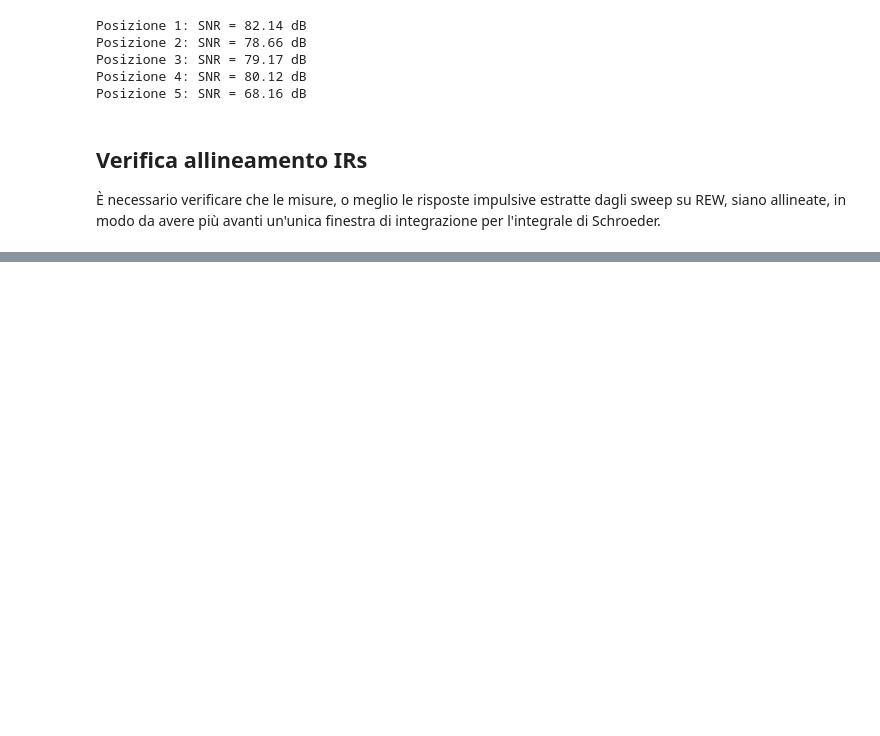
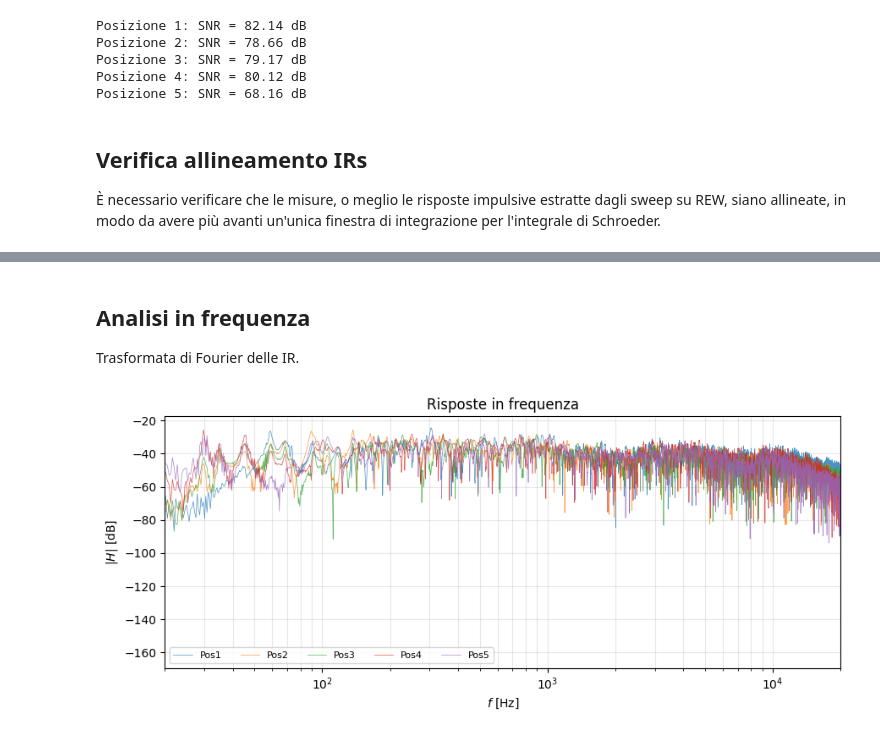
Before and after one commit to matteobernardi/Progetto-Acustica, a Jupyter notebook: notebooks/analisi.ipynb, the cells around one changed output, grey strips where cells are left out. Cells and saved outputs as stored; diff of their text form; code cells hidden in the pictures; blank space fills up the shorter version.

```diff
--- a/notebooks/analisi.ipynb
+++ b/notebooks/analisi.ipynb
@@ -185,0 +249,47 @@ Posizione 5: t_cross = 0.979 s, pendenza = -28.8 dB/s, 3 iterazioni, convergenza
+# %% [markdown]
+## Analisi in frequenza
+Trasformata di Fourier delle IR.
+# %%
+import numpy as np
+import matplotlib.pyplot as plt
+
+from rew_io import ROOM_DIR, DATA_DIR, CAL_DIR, read_mdat, load_rew_export
+from integration import BandDecay
+
+POSITIONS = [1,2,3,4,5]
+FRs = []
+FREQs = []
+
+# File di calibrazione della catena di misura
+f_mic, db_mic = load_rew_export(CAL_DIR / 'ecm8000_mic.cal')
+f_sc, db_sc = load_rew_export(CAL_DIR / 'soundcard_minifuse4.cal')
+
+for i, pos in enumerate(POSITIONS):
+    measure = read_mdat(ROOM_DIR / f'Danger_Pos{pos}.mdat')
+    ir = measure.mean_ir
+    temp_fft = np.fft.rfft(ir)
+    FRs.append(20 * np.log10(np.abs(temp_fft) + 1e-30))
+
+    nfft = len(ir)
+    fs = measure.fs
+    FREQs.append(np.fft.rfftfreq(nfft, 1 / fs))
+
+    # Le tabelle di calibrazione hanno frequenze diverse da quelle della FFT:
+    # le interpoliamo sulle frequenze della FFT e sottraiamo la correzione in dB
+    cal_db = np.interp(FREQs[i], f_mic, db_mic) + np.interp(FREQs[i], f_sc, db_sc)
+    FRs[i] = FRs[i] - cal_db
+
+fig, ax = plt.subplots(figsize=(9, 4))
+for i, pos in enumerate(POSITIONS):
+    ax.semilogx(FREQs[i], FRs[i], lw=0.5, alpha=0.8, label=f'Pos{pos}')
+
+ax.set(xlim=(20, 20000), xlabel=r'$f$ [Hz]', ylabel=r'$|H|$ [dB]',
+       title='Risposte in frequenza')
+ax.legend(loc='lower left', ncol=5, fontsize=8)
+ax.grid(alpha=0.3, which='both')
+
+plt.tight_layout()
+fig.savefig(FIG_DIR / 'risposta_in_frequenza.png', dpi=200)
+plt.show()
+# %% [output]
+[figure, added]
```
Also changed, not shown: parts of 12 cells of this notebook, 27 other files.
